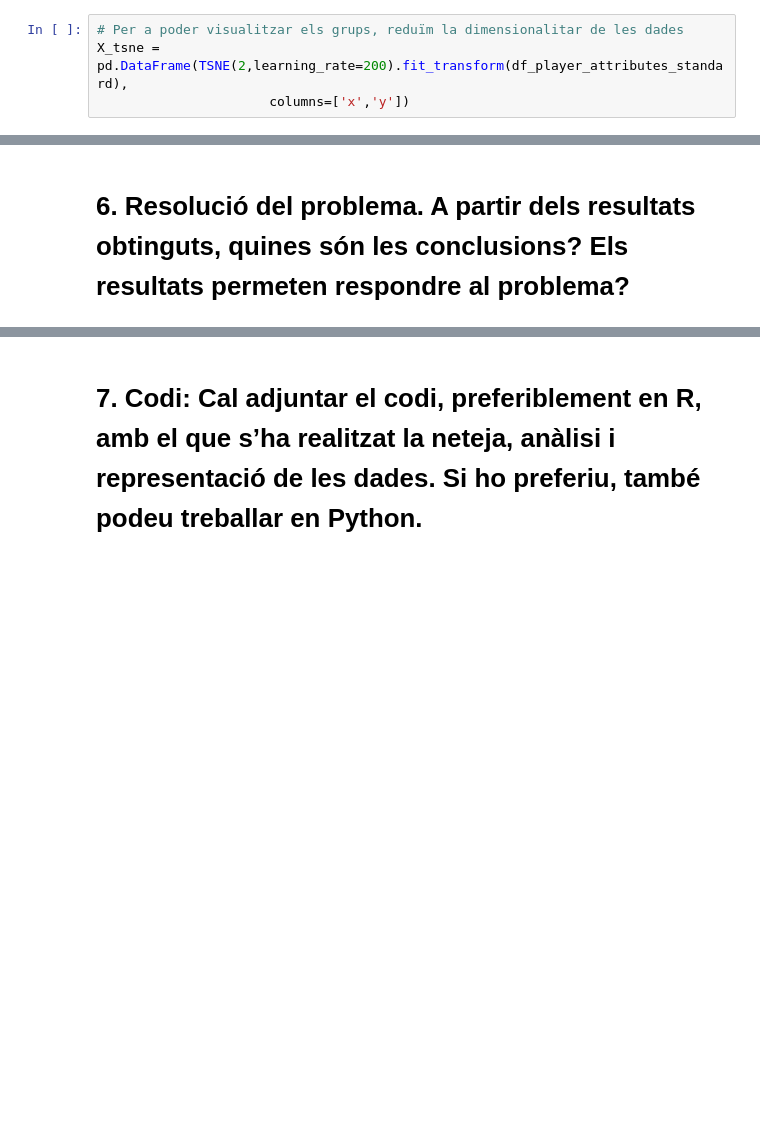
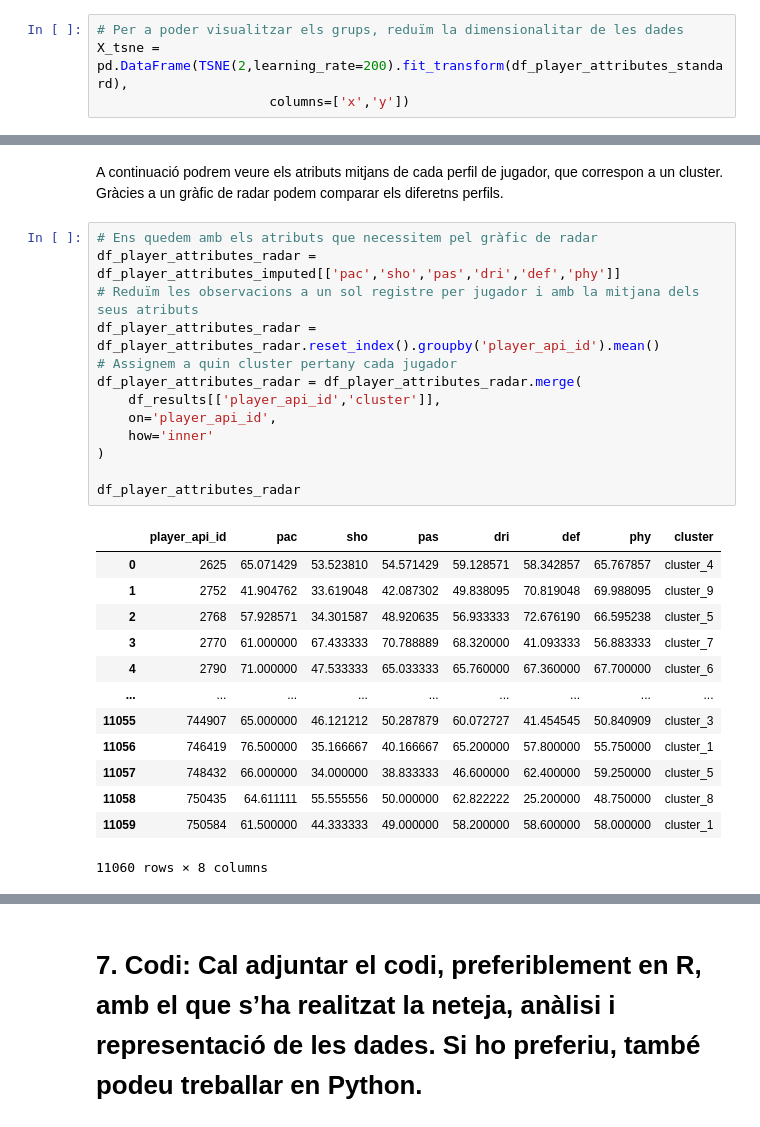
Before and after one commit to KRLSMolina/European-Soccer-Data, a Jupyter notebook: european-soccer-data-analysis.ipynb, the cells around one changed output, grey strips where cells are left out. Saved outputs shown, nothing was run; the diff lists cells and outputs as text; blank space fills up the shorter version.

```diff
--- a/european-soccer-data-analysis.ipynb
+++ b/european-soccer-data-analysis.ipynb
@@ -788,2 +819,29 @@ fig.show()
-# %% [markdown]
-# 6. Resolució del problema. A partir dels resultats obtinguts, quines són les conclusions? Els resultats permeten respondre al problema?
+# %% [markdown]
+A continuació podrem veure els atributs mitjans de cada perfil de jugador, que correspon a un cluster. Gràcies a un gràfic de radar podem comparar els diferetns perfils.
+# %%
+# Ens quedem amb els atributs que necessitem pel gràfic de radar
+df_player_attributes_radar = df_player_attributes_imputed[['pac','sho','pas','dri','def','phy']]
+# Reduïm les observacions a un sol registre per jugador i amb la mitjana dels seus atributs
+df_player_attributes_radar = df_player_attributes_radar.reset_index().groupby('player_api_id').mean()
+# Assignem a quin cluster pertany cada jugador
+df_player_attributes_radar = df_player_attributes_radar.merge(
+    df_results[['player_api_id','cluster']],
+    on='player_api_id',
+    how='inner'
+)
+
+df_player_attributes_radar
+# %% [output]
+|  | player_api_id | pac | sho | pas | dri | def | phy | cluster |
+| 0 | 2625 | 65.071429 | 53.523810 | 54.571429 | 59.128571 | 58.342857 | 65.767857 | cluster_4 |
+| 1 | 2752 | 41.904762 | 33.619048 | 42.087302 | 49.838095 | 70.819048 | 69.988095 | cluster_9 |
+| 2 | 2768 | 57.928571 | 34.301587 | 48.920635 | 56.933333 | 72.676190 | 66.595238 | cluster_5 |
+| 3 | 2770 | 61.000000 | 67.433333 | 70.788889 | 68.320000 | 41.093333 | 56.883333 | cluster_7 |
+| 4 | 2790 | 71.000000 | 47.533333 | 65.033333 | 65.760000 | 67.360000 | 67.700000 | cluster_6 |
+| ... | ... | ... | ... | ... | ... | ... | ... | ... |
+| 11055 | 744907 | 65.000000 | 46.121212 | 50.287879 | 60.072727 | 41.454545 | 50.840909 | cluster_3 |
+| 11056 | 746419 | 76.500000 | 35.166667 | 40.166667 | 65.200000 | 57.800000 | 55.750000 | cluster_1 |
+| 11057 | 748432 | 66.000000 | 34.000000 | 38.833333 | 46.600000 | 62.400000 | 59.250000 | cluster_5 |
+| 11058 | 750435 | 64.611111 | 55.555556 | 50.000000 | 62.822222 | 25.200000 | 48.750000 | cluster_8 |
+| 11059 | 750584 | 61.500000 | 44.333333 | 49.000000 | 58.200000 | 58.600000 | 58.000000 | cluster_1 |
+11060 rows × 8 columns
```
Also changed, not shown: parts of 32 cells of this notebook.
